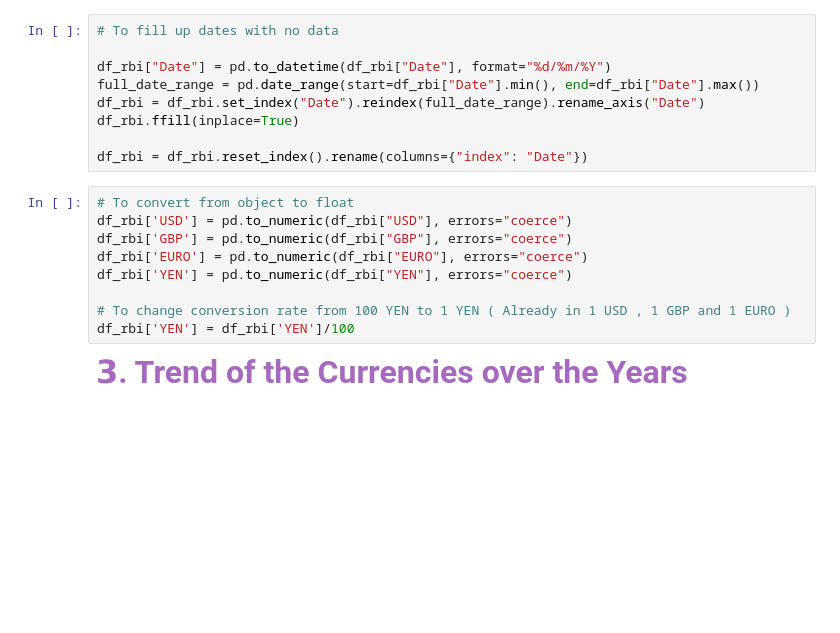
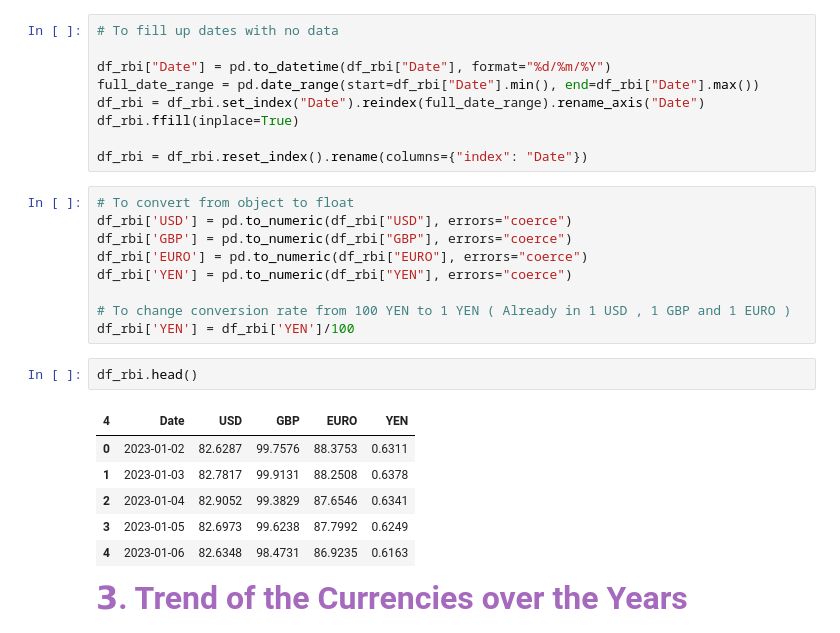
Before and after one commit to kabitadebnath8/AnalyticaHub, a Jupyter notebook: Web Scraping and EDA on RBI Data/Web Scraping and EDA of RBI Data.ipynb, the cells around one changed output. Drawn from its saved outputs; the diff is of its cells as text; blank space fills up the shorter version.

```diff
--- a/Web Scraping and EDA on RBI Data/Web Scraping and EDA of RBI Data.ipynb
+++ b/Web Scraping and EDA on RBI Data/Web Scraping and EDA of RBI Data.ipynb
@@ -120,6 +120,15 @@ df_rbi['YEN'] = pd.to_numeric(df_rbi["YEN"], errors="coerce")
 
 # To change conversion rate from 100 YEN to 1 YEN ( Already in 1 USD , 1 GBP and 1 EURO )
 df_rbi['YEN'] = df_rbi['YEN']/100
+# %%
+df_rbi.head()
+# %% [output]
+| 4 | Date | USD | GBP | EURO | YEN |
+| 0 | 2023-01-02 | 82.6287 | 99.7576 | 88.3753 | 0.6311 |
+| 1 | 2023-01-03 | 82.7817 | 99.9131 | 88.2508 | 0.6378 |
+| 2 | 2023-01-04 | 82.9052 | 99.3829 | 87.6546 | 0.6341 |
+| 3 | 2023-01-05 | 82.6973 | 99.6238 | 87.7992 | 0.6249 |
+| 4 | 2023-01-06 | 82.6348 | 98.4731 | 86.9235 | 0.6163 |
 # %% [markdown]
 <span style="color:#a569bd; font-size:32px; font-weight:bold; font-family:'Times New Roman';">
 𝟯. Trend of the Currencies over the Years
```
